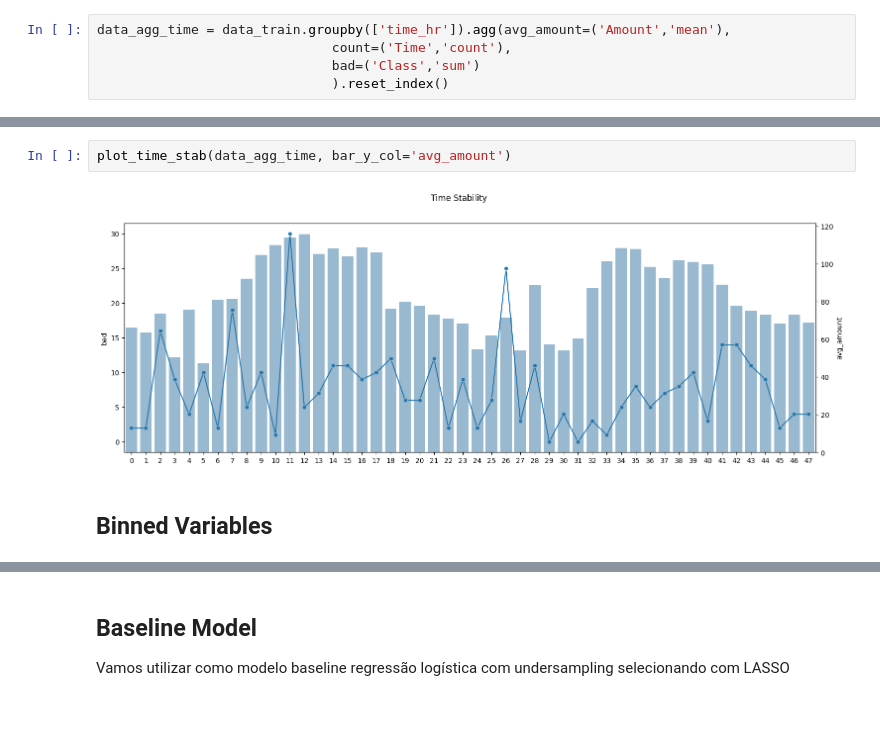
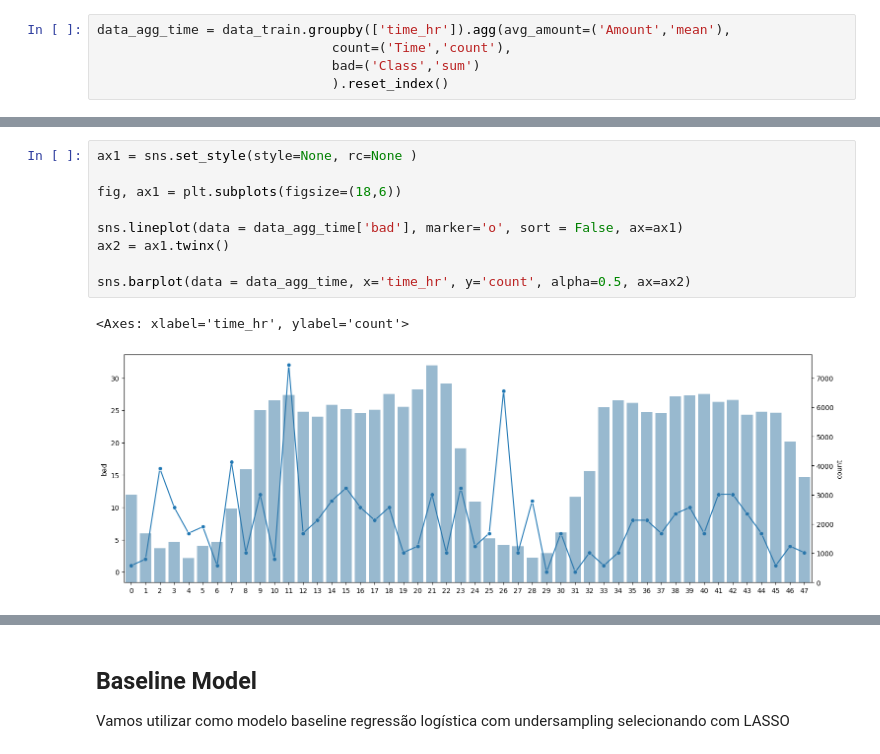
Before and after one commit to thomasport/fraud_detection, a Jupyter notebook: analysis/analysis.ipynb, the cells around one changed output, grey strips where cells are left out. Drawn from its saved outputs; the diff is of its cells as text; blank space fills up the shorter version.

```diff
--- a/analysis/analysis.ipynb
+++ b/analysis/analysis.ipynb
@@ -62,6 +37,12 @@ plot_time_stab(data_agg_time)
-# %%
-plot_time_stab(data_agg_time, bar_y_col='avg_amount')
-# %% [output]
-[figure, removed]
-# %% [markdown]
-## Binned Variables
+# %%
+ax1 = sns.set_style(style=None, rc=None )
+
+fig, ax1 = plt.subplots(figsize=(18,6))
+
+sns.lineplot(data = data_agg_time['bad'], marker='o', sort = False, ax=ax1)
+ax2 = ax1.twinx()
+
+sns.barplot(data = data_agg_time, x='time_hr', y='count', alpha=0.5, ax=ax2)
+# %% [output]
+<Axes: xlabel='time_hr', ylabel='count'>
+[figure, added]
```
Also changed, not shown: parts of 51 cells of this notebook, 4 other files.
